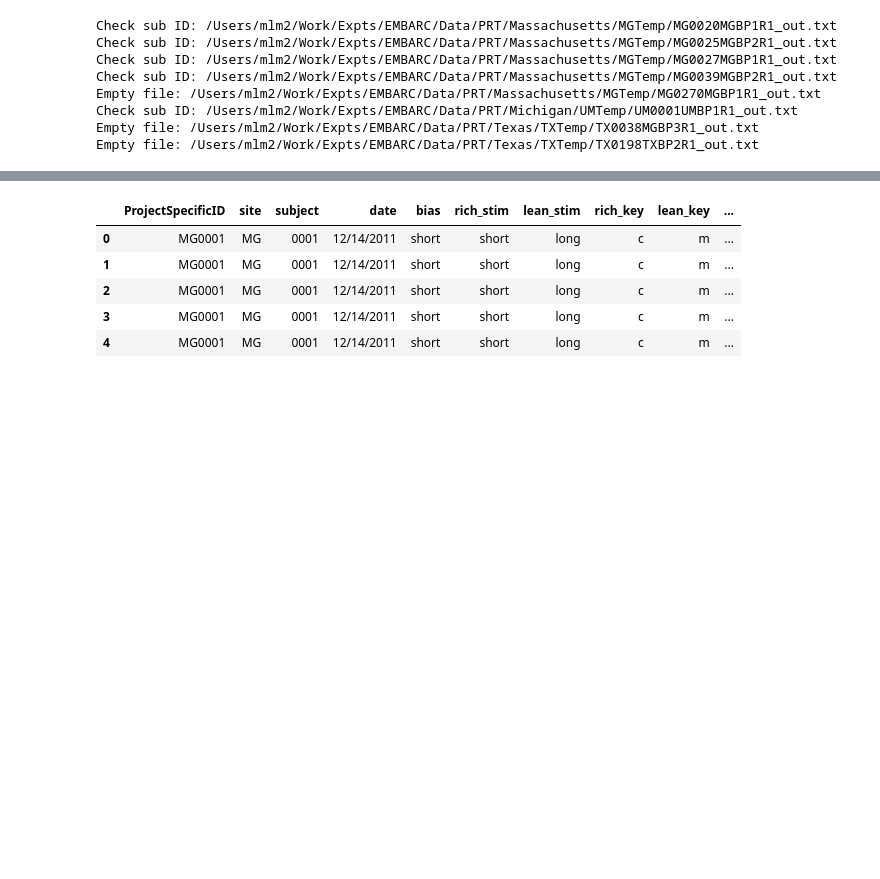
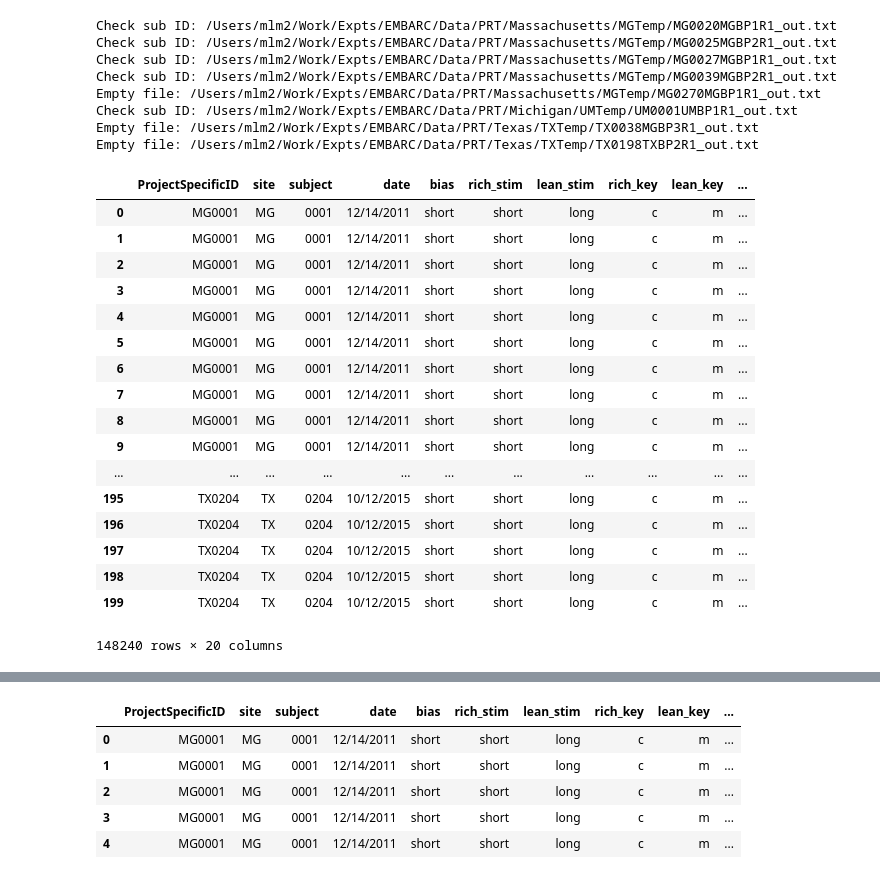
Before and after one commit to vlawlor/EMBARC-PRT, a Jupyter notebook: PRT_Prettier.ipynb, the cells around one changed output, grey strips where cells are left out. Drawn from its saved outputs; the diff is of its cells as text; code cells hidden in the pictures; blank space fills up the shorter version.

```diff
--- a/PRT_Prettier.ipynb
+++ b/PRT_Prettier.ipynb
@@ -159,3 +171,28 @@ Empty file: /Users/mlm2/Work/Expts/EMBARC/Data/PRT/Massachusetts/MGTemp/MG0270MG
 Check sub ID: /Users/mlm2/Work/Expts/EMBARC/Data/PRT/Michigan/UMTemp/UM0001UMBP1R1_out.txt
 Empty file: /Users/mlm2/Work/Expts/EMBARC/Data/PRT/Texas/TXTemp/TX0038MGBP3R1_out.txt
 Empty file: /Users/mlm2/Work/Expts/EMBARC/Data/PRT/Texas/TXTemp/TX0198TXBP2R1_out.txt
+# %%
+# adding in the blocks
+out['trial'] = pd.to_numeric(out['trial'])
+out.loc[out['trial'] <= 100, 'block'] = 1
+out.loc[out['trial'] > 100, 'block'] = 2
+out
+# %% [output]
+|  | ProjectSpecificID | site | subject | date | bias | rich_stim | lean_stim | rich_key | lean_key | ... |
+| 0 | MG0001 | MG | 0001 | 12/14/2011 | short | short | long | c | m | ... |
+| 1 | MG0001 | MG | 0001 | 12/14/2011 | short | short | long | c | m | ... |
+| 2 | MG0001 | MG | 0001 | 12/14/2011 | short | short | long | c | m | ... |
+| 3 | MG0001 | MG | 0001 | 12/14/2011 | short | short | long | c | m | ... |
+| 4 | MG0001 | MG | 0001 | 12/14/2011 | short | short | long | c | m | ... |
+| 5 | MG0001 | MG | 0001 | 12/14/2011 | short | short | long | c | m | ... |
+| 6 | MG0001 | MG | 0001 | 12/14/2011 | short | short | long | c | m | ... |
+| 7 | MG0001 | MG | 0001 | 12/14/2011 | short | short | long | c | m | ... |
+| 8 | MG0001 | MG | 0001 | 12/14/2011 | short | short | long | c | m | ... |
+| 9 | MG0001 | MG | 0001 | 12/14/2011 | short | short | long | c | m | ... |
+| ... | ... | ... | ... | ... | ... | ... | ... | ... | ... | ... |
+| 195 | TX0204 | TX | 0204 | 10/12/2015 | short | short | long | c | m | ... |
+| 196 | TX0204 | TX | 0204 | 10/12/2015 | short | short | long | c | m | ... |
+| 197 | TX0204 | TX | 0204 | 10/12/2015 | short | short | long | c | m | ... |
+| 198 | TX0204 | TX | 0204 | 10/12/2015 | short | short | long | c | m | ... |
+| 199 | TX0204 | TX | 0204 | 10/12/2015 | short | short | long | c | m | ... |
+148240 rows × 20 columns
```
Also changed, not shown: parts of 27 cells of this notebook.
